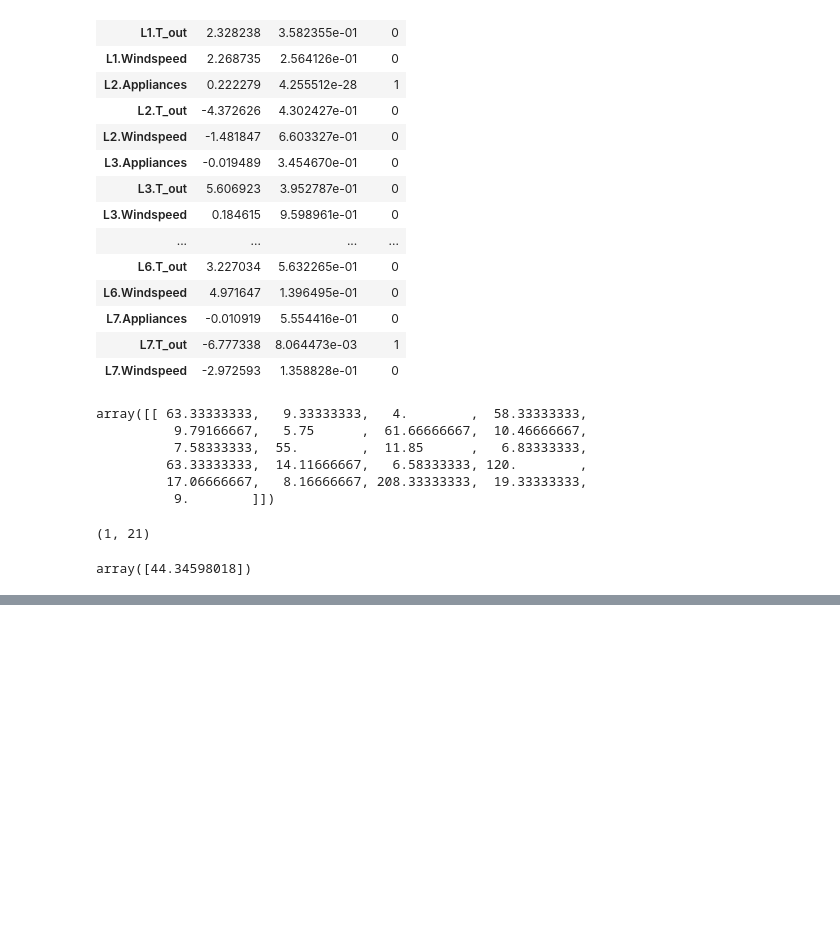
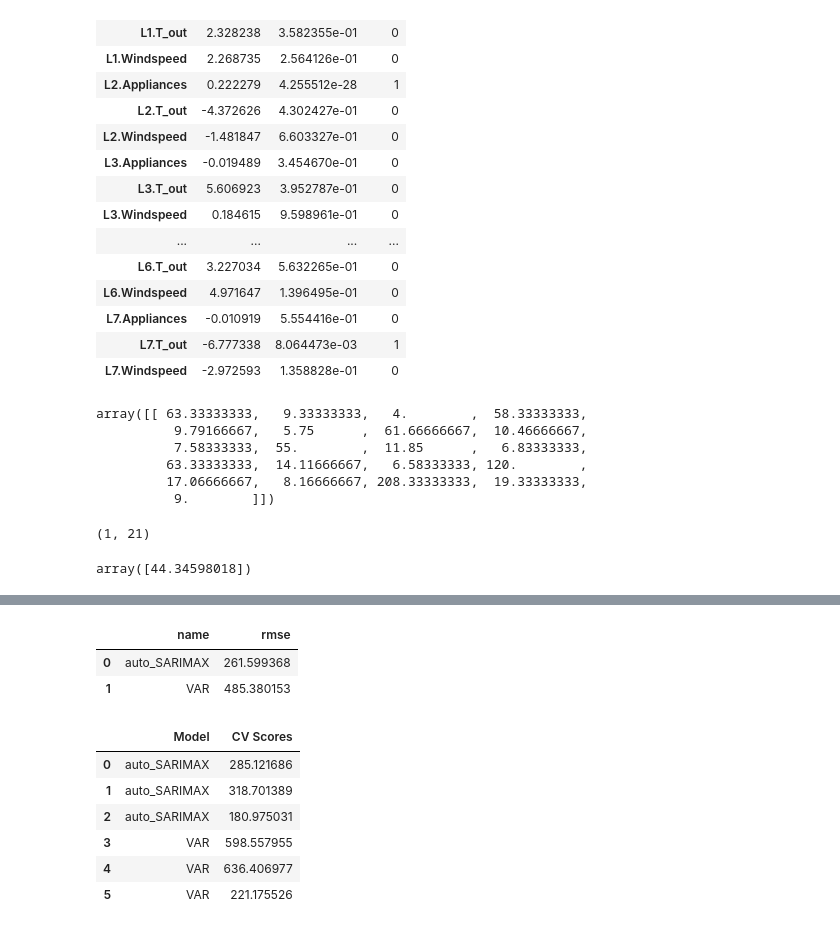
Before and after one commit to shelly2904/DATA_SCIENCE, a Jupyter notebook: Time Series/Time_Series_Algorithms_Contd.ipynb, the cells around one changed output, grey strips where cells are left out. Cells and saved outputs as stored; diff of their text form; code cells hidden in the pictures; blank space fills up the shorter version.

```diff
--- a/Time Series/Time_Series_Algorithms_Contd.ipynb
+++ b/Time Series/Time_Series_Algorithms_Contd.ipynb
@@ -287,0 +401,16 @@ array([44.34598018])
+# %%
+model.get_leaderboard()
+# %% [output]
+|  | name | rmse |
+| 0 | auto_SARIMAX | 261.599368 |
+| 1 | VAR | 485.380153 |
+# %%
+model.get_cv_scores()
+# %% [output]
+|  | Model | CV Scores |
+| 0 | auto_SARIMAX | 285.121686 |
+| 1 | auto_SARIMAX | 318.701389 |
+| 2 | auto_SARIMAX | 180.975031 |
+| 3 | VAR | 598.557955 |
+| 4 | VAR | 636.406977 |
+| 5 | VAR | 221.175526 |
```
Also changed, not shown: parts of 17 cells of this notebook, 1 other file.
